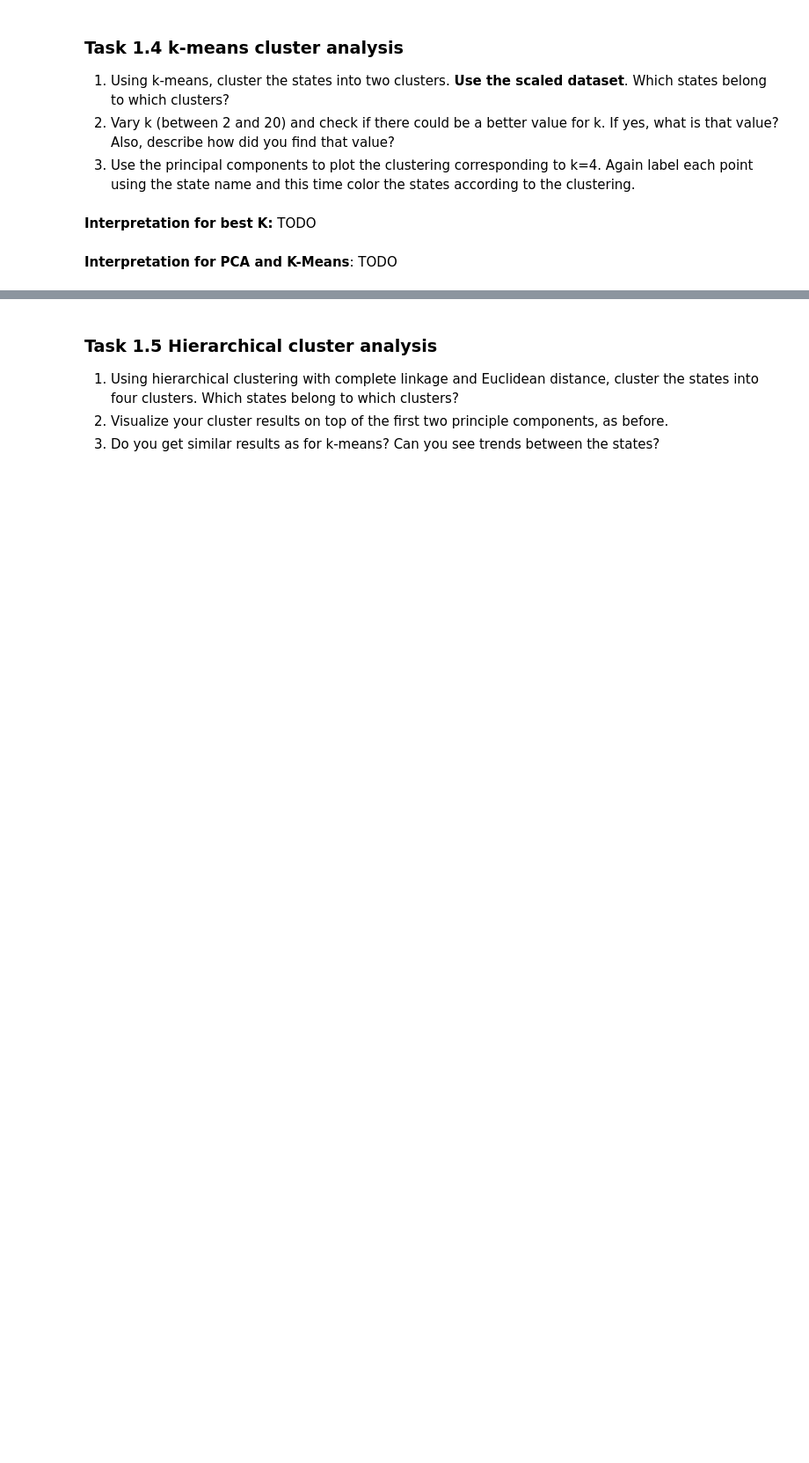
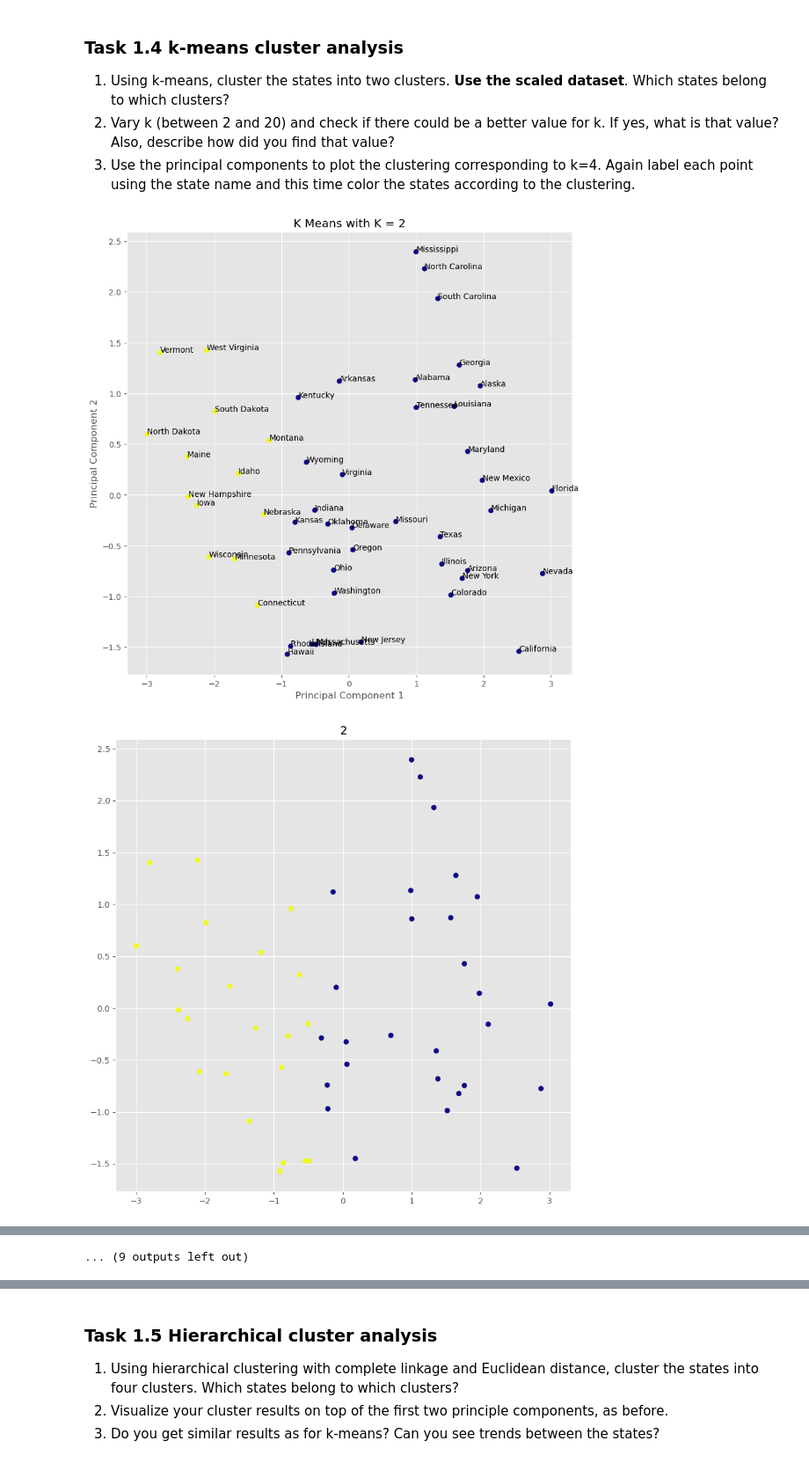
Before and after one commit to lissafriz/2023-datascience-homework, a Jupyter notebook: HW8/HW8.ipynb, the cells around one changed output, grey strips where cells are left out. Shown at 88% size. Drawn from its saved outputs; the diff is of its cells as text; code cells hidden in the pictures; blank space fills up the shorter version.

```diff
--- a/HW8/HW8.ipynb
+++ b/HW8/HW8.ipynb
@@ -145,4 +161,28 @@ Text(0, 0.5, 'Principal Component 2')
-# %% [markdown]
-**Interpretation for best K:** TODO
-# %% [markdown]
-**Interpretation for PCA and K-Means**: TODO
+# %%
+# Your code here
+y_pred = KMeans(n_clusters=2, n_init=1, init='random', max_iter=1).fit_predict(scaled_data)
+plt.scatter(P1, P2, c = y_pred, cmap = 'plasma')
+plt.title('K Means with K = 2')
+plt.xlabel('Principal Component 1')
+plt.ylabel('Principal Component 2')
+for x in range(0, len(P1)):
+    plt.annotate(state_names[x], (P1[x], P2[x]))
+plt.show()
+
+for x in range(2, 21):
+    y_pred = KMeans(n_clusters = x, n_init = 1, init = 'random', max_iter = 1).fit_predict(scaled_data)
+    plt.scatter(P1, P2, c = y_pred, cmap = 'plasma')
+    plt.title(x)
+    plt.show()
+
+y_pred = KMeans(n_clusters=4, n_init=1, init='random', max_iter=1).fit_predict(scaled_data)
+plt.scatter(P1, P2, c = y_pred, cmap = 'plasma')
+plt.title('K Means with K = 4')
+plt.xlabel('Principal Component 1')
+plt.ylabel('Principal Component 2')
+for x in range(0, len(P1)):
+    plt.annotate(state_names[x], (P1[x], P2[x]))
+plt.show()
+# %% [output]
+[figure, added]
+[figure, added]
@@ -148,0 +199 @@ Text(0, 0.5, 'Principal Component 2')
+... (9 outputs left out)
```
Also changed, not shown: parts of 27 cells of this notebook.
